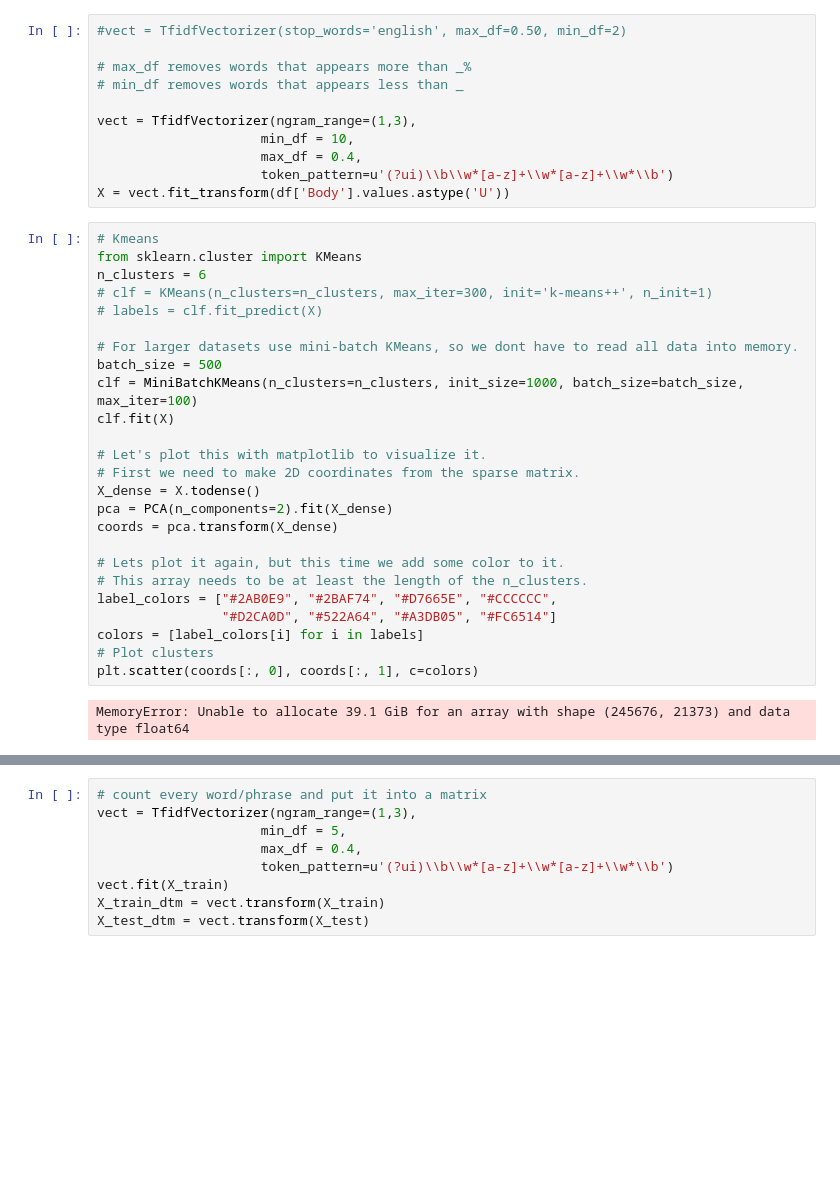
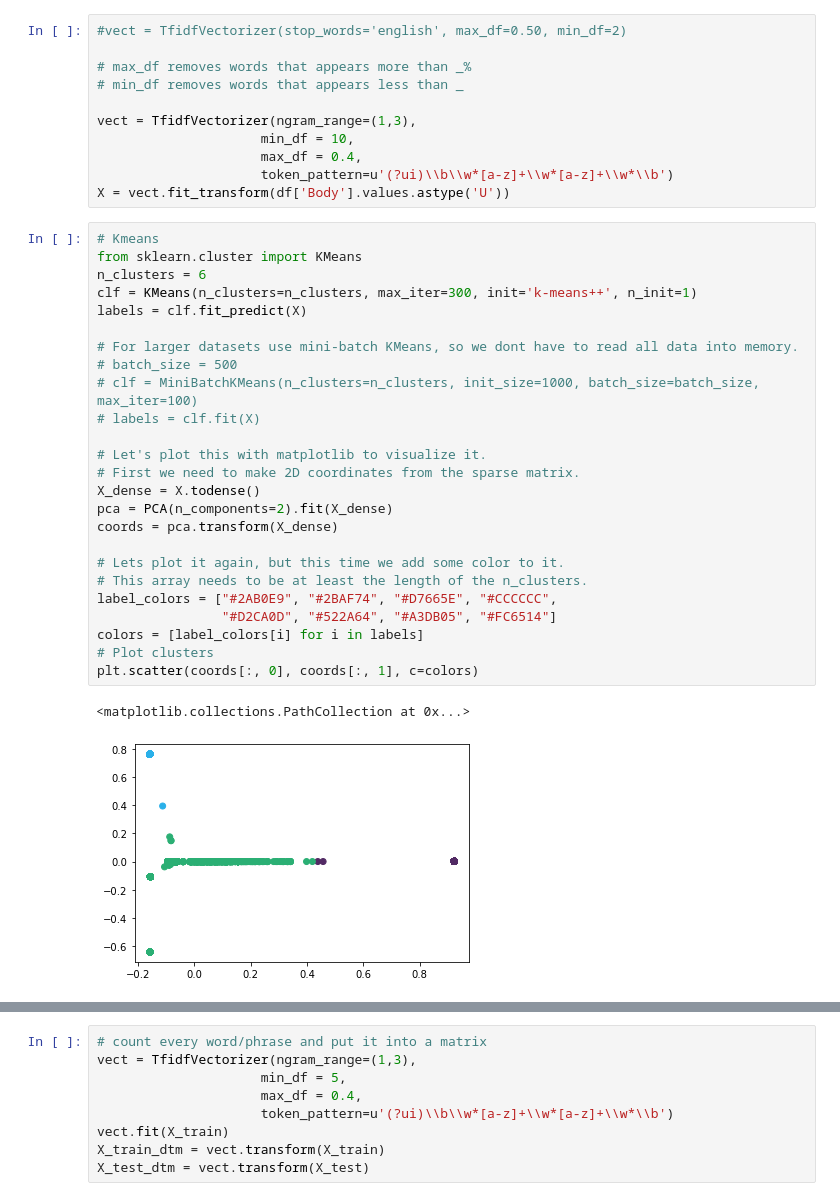
Before and after one commit to MandisLoh/flask_set_up, a Jupyter notebook: combined_ml.ipynb, the cells around one changed output, grey strips where cells are left out. Drawn from its saved outputs; the diff is of its cells as text; blank space fills up the shorter version.

```diff
--- a/combined_ml.ipynb
+++ b/combined_ml.ipynb
@@ -90,30 +90,31 @@ X = vect.fit_transform(df['Body'].values.astype('U'))
 # %%
 # Kmeans
 from sklearn.cluster import KMeans
 n_clusters = 6
-# clf = KMeans(n_clusters=n_clusters, max_iter=300, init='k-means++', n_init=1)
-# labels = clf.fit_predict(X)
+clf = KMeans(n_clusters=n_clusters, max_iter=300, init='k-means++', n_init=1)
+labels = clf.fit_predict(X)
 
 # For larger datasets use mini-batch KMeans, so we dont have to read all data into memory.
-batch_size = 500
-clf = MiniBatchKMeans(n_clusters=n_clusters, init_size=1000, batch_size=batch_size, max_iter=100)
-clf.fit(X)
+# batch_size = 500
+# clf = MiniBatchKMeans(n_clusters=n_clusters, init_size=1000, batch_size=batch_size, max_iter=100)
+# labels = clf.fit(X)
 
 # Let's plot this with matplotlib to visualize it.
 # First we need to make 2D coordinates from the sparse matrix.
 X_dense = X.todense()
 pca = PCA(n_components=2).fit(X_dense)
 coords = pca.transform(X_dense)
 
 # Lets plot it again, but this time we add some color to it.
 # This array needs to be at least the length of the n_clusters.
 label_colors = ["#2AB0E9", "#2BAF74", "#D7665E", "#CCCCCC",
                 "#D2CA0D", "#522A64", "#A3DB05", "#FC6514"]
 colors = [label_colors[i] for i in labels]
 # Plot clusters
 plt.scatter(coords[:, 0], coords[:, 1], c=colors)
 # %% [output]
-MemoryError: Unable to allocate 39.1 GiB for an array with shape (245676, 21373) and data type float64
+<matplotlib.collections.PathCollection at 0x...>
+[figure, added]
 # %%
 # top keywords in the emails
 
```
Also changed, not shown: parts of 14 cells of this notebook, 19 other files.
